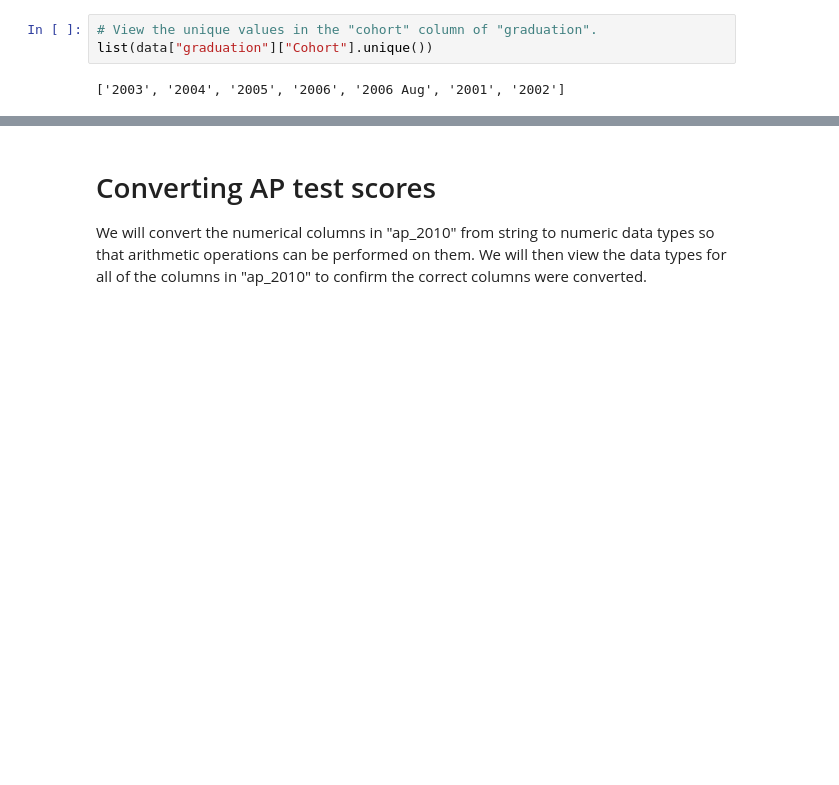
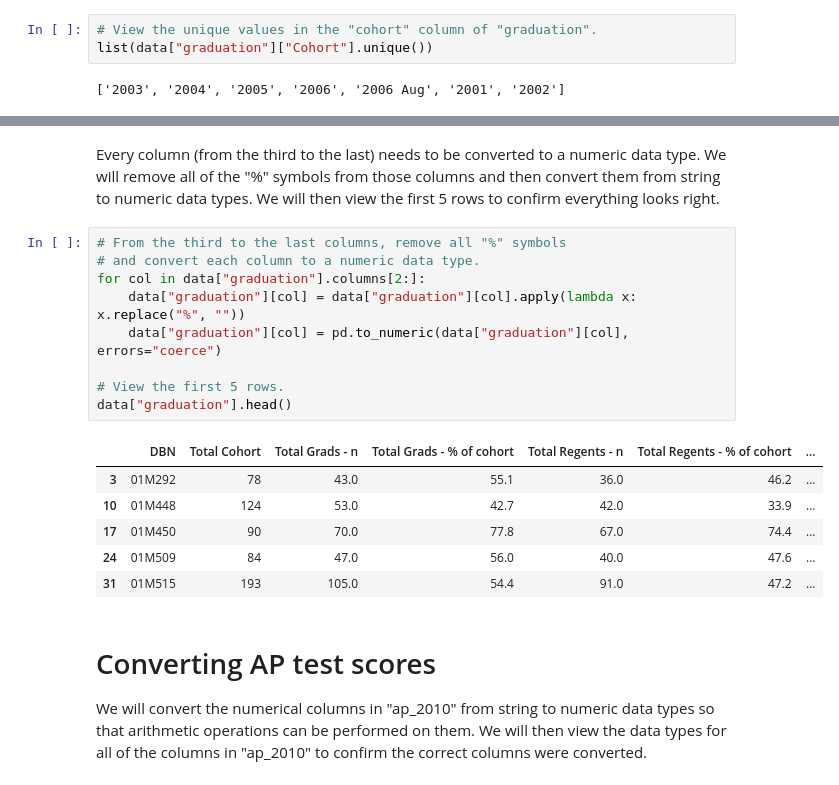
Before and after one commit to JustinToribio/cleaning-nyc-hs-data, a Jupyter notebook: notebooks/1.0-jt-clean-analyze-nyc-hs-data.ipynb, the cells around one changed output, grey strips where cells are left out. Cells and saved outputs as stored; diff of their text form; blank space fills up the shorter version.

```diff
--- a/notebooks/1.0-jt-clean-analyze-nyc-hs-data.ipynb
+++ b/notebooks/1.0-jt-clean-analyze-nyc-hs-data.ipynb
@@ -594,3 +702,21 @@ data["graduation"].head()
+# %% [markdown]
+Every column (from the third to the last) needs to be converted to a numeric data type.  We will remove all of the "%" symbols from those columns and then convert them from string to numeric data types.  We will then view the first 5 rows to confirm everything looks right.
+# %%
+# From the third to the last columns, remove all "%" symbols
+# and convert each column to a numeric data type.
+for col in data["graduation"].columns[2:]:
+    data["graduation"][col] = data["graduation"][col].apply(lambda x: x.replace("%", ""))
+    data["graduation"][col] = pd.to_numeric(data["graduation"][col], errors="coerce")
+
+# View the first 5 rows.
+data["graduation"].head()
+# %% [output]
+|  | DBN | Total Cohort | Total Grads - n | Total Grads - % of cohort | Total Regents - n | Total Regents - % of cohort | ... |
+| 3 | 01M292 | 78 | 43.0 | 55.1 | 36.0 | 46.2 | ... |
+| 10 | 01M448 | 124 | 53.0 | 42.7 | 42.0 | 33.9 | ... |
+| 17 | 01M450 | 90 | 70.0 | 77.8 | 67.0 | 74.4 | ... |
+| 24 | 01M509 | 84 | 47.0 | 56.0 | 40.0 | 47.6 | ... |
+| 31 | 01M515 | 193 | 105.0 | 54.4 | 91.0 | 47.2 | ... |
 # %% [markdown]
 # Converting AP test scores
 
```
Also changed, not shown: parts of 34 cells of this notebook.
